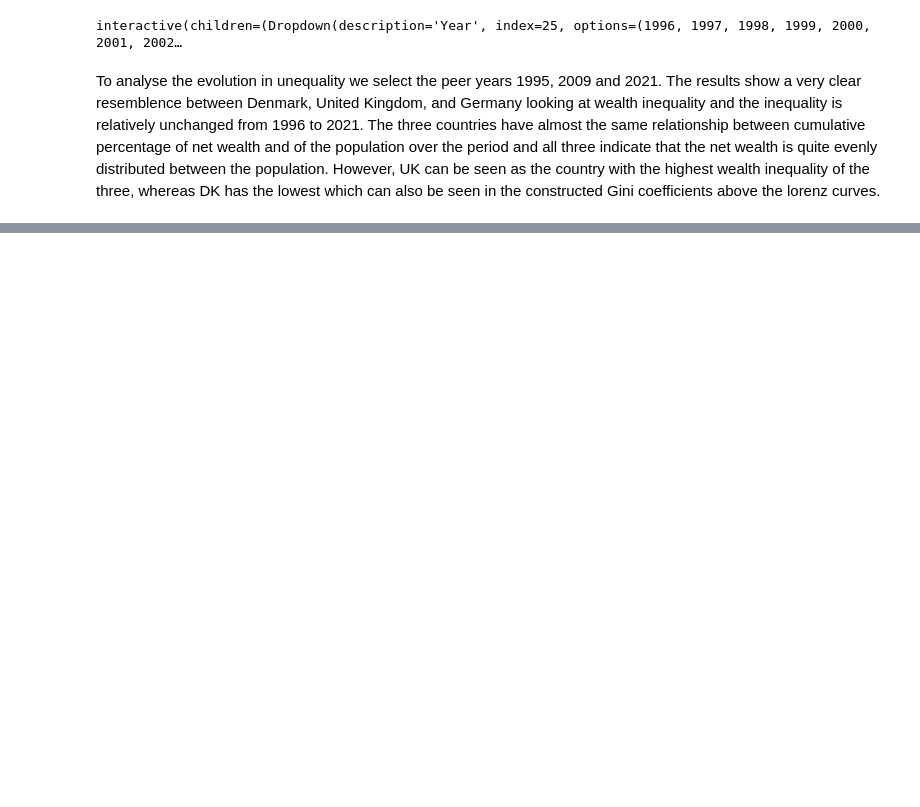
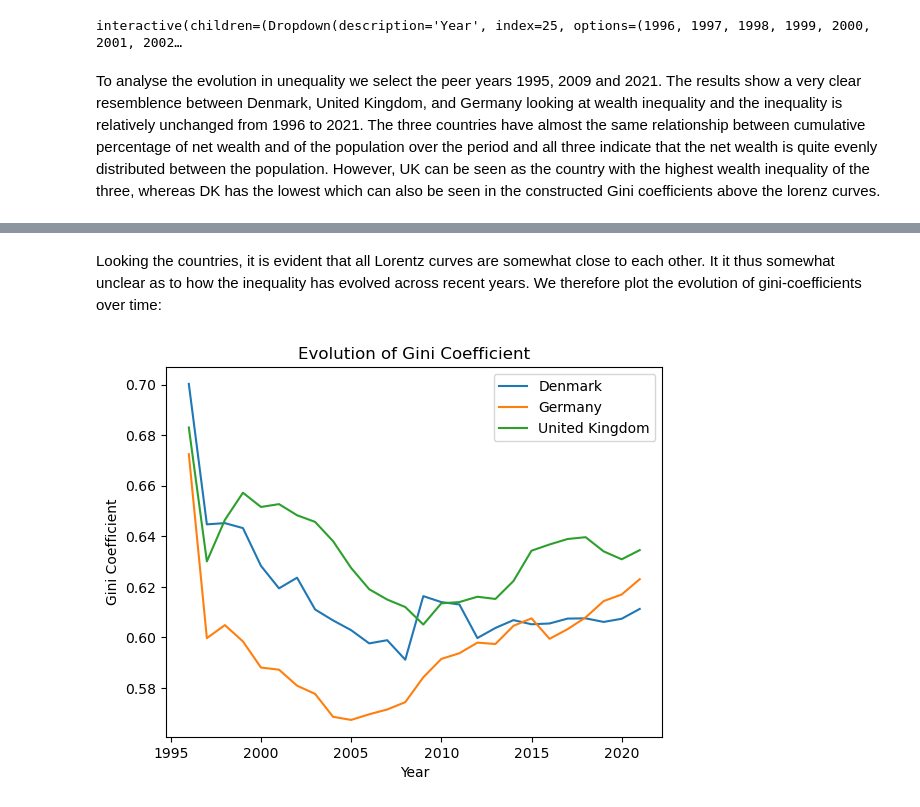
Before and after one commit to NumEconCopenhagen/projects-2023-rvcode, a Jupyter notebook: dataproject/dataproject.ipynb, the cells around one changed output, grey strips where cells are left out. Drawn from its saved outputs; the diff is of its cells as text; code cells hidden in the pictures; blank space fills up the shorter version.

```diff
--- a/dataproject/dataproject.ipynb
+++ b/dataproject/dataproject.ipynb
@@ -163,10 +143,0 @@ ax.legend()
-# %%
-# Calculate the Gini coefficient for each section of columns of the netwealth dataframe
-gini_dk = dataproject.gini_coefficient(netwealth.iloc[1:, 2:12].values.flatten())
-gini_de = dataproject.gini_coefficient(netwealth.iloc[1:, 13:23].values.flatten())
-gini_uk = dataproject.gini_coefficient(netwealth.iloc[1:, 24:34].values.flatten())
-
-# Print the Gini coefficients
-print('Gini coefficient for DK:', gini_dk)
-print('Gini coefficient for DE:', gini_de)
-print('Gini coefficient for UK:', gini_uk)
@@ -339,0 +258,36 @@ KeyError: 'DK'
+# %% [markdown]
+Looking the countries, it is evident that all Lorentz curves are somewhat close to each other. It it thus somewhat unclear as to how the inequality has evolved across recent years. We therefore plot the evolution of gini-coefficients over time:
+# %%
+# Create empty lists to store the Gini coefficients and years
+years = []
+gini_dk_values = []
+gini_de_values = []
+gini_uk_values = []
+
+# Iterate over the rows of the netwealth dataframe
+for index, row in netwealth.iterrows():
+    year = row['Year']
+     # Calculate the Gini coefficient for Denmark
+    gini_dk = dataproject.gini(row['DK1. decil':'DK10. decil'].values.flatten())
+     # Calculate the Gini coefficient for Germany
+    gini_de = dataproject.gini(row['DE1. decil':'DE10. decil'].values.flatten())
+     # Calculate the Gini coefficient for the United Kingdom
+    gini_uk = dataproject.gini(row['UK1. decil':'UK10. decil'].values.flatten())
+
+    # Append the year and corresponding Gini coefficients to the respective lists
+    years.append(year)
+    gini_dk_values.append(gini_dk)
+    gini_de_values.append(gini_de)
+    gini_uk_values.append(gini_uk)
+
+# Plot the Gini coefficients over time
+plt.plot(years, gini_dk_values, label='Denmark')
+plt.plot(years, gini_de_values, label='Germany')
+plt.plot(years, gini_uk_values, label='United Kingdom')
+plt.xlabel('Year')
+plt.ylabel('Gini Coefficient')
+plt.title('Evolution of Gini Coefficient')
+plt.legend()
+plt.show()
+# %% [output]
+[figure, added]
```
Also changed, not shown: parts of 18 cells of this notebook, 1 other file.
